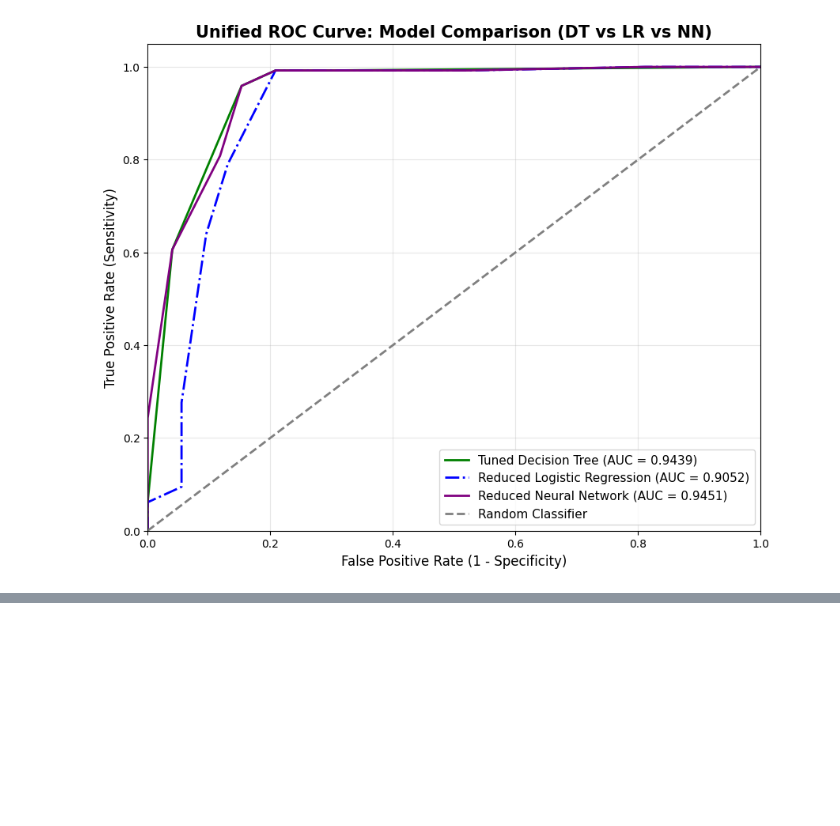
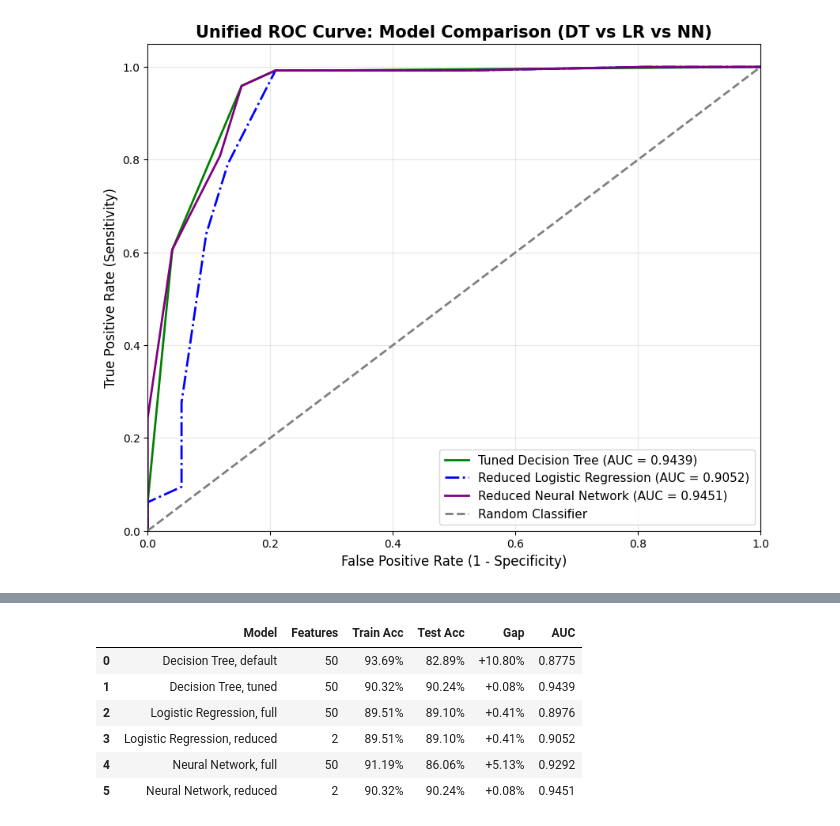
Before and after one commit to tritinvo18/IFN580-ML-assignment1, a Jupyter notebook: assignment_1_complete.ipynb, the cells around one changed output, grey strips where cells are left out. Cells and saved outputs as stored; diff of their text form; code cells hidden in the pictures; blank space fills up the shorter version.

```diff
--- a/assignment_1_complete.ipynb
+++ b/assignment_1_complete.ipynb
@@ -952,0 +1002,26 @@ plt.show()
+# %%
+# Summary table
+summary = pd.DataFrame([
+    {'Model': 'Decision Tree, default',       'Features': X_train.shape[1],           'Train Acc': accuracy_score(y_train, dt.predict(X_train)),                         'Test Acc': accuracy_score(y_test, dt.predict(X_test)),                        'AUC': auc_dt_default},
+    {'Model': 'Decision Tree, tuned',         'Features': X_train.shape[1],           'Train Acc': accuracy_score(y_train, best_dt.predict(X_train)),                    'Test Acc': accuracy_score(y_test, best_dt.predict(X_test)),                   'AUC': auc_dt_tuned},
+    {'Model': 'Logistic Regression, full',    'Features': X_train_scaled.shape[1],    'Train Acc': accuracy_score(y_train, best_lr_full.predict(X_train_scaled)),        'Test Acc': accuracy_score(y_test, best_lr_full.predict(X_test_scaled)),       'AUC': auc_lr_full},
+    {'Model': 'Logistic Regression, reduced', 'Features': X_train_reduced.shape[1],   'Train Acc': accuracy_score(y_train, best_lr_reduced.predict(X_train_reduced)),    'Test Acc': accuracy_score(y_test, best_lr_reduced.predict(X_test_reduced)),   'AUC': auc_lr_reduced},
+    {'Model': 'Neural Network, full',         'Features': X_train_nn.shape[1],        'Train Acc': accuracy_score(y_train, best_nn.predict(X_train_nn)),                 'Test Acc': accuracy_score(y_test, best_nn.predict(X_test_nn)),                'AUC': auc_nn_full},
+    {'Model': 'Neural Network, reduced',      'Features': X_train_reduced_nn.shape[1],'Train Acc': accuracy_score(y_train, best_nn_reduced.predict(X_train_reduced_nn)), 'Test Acc': accuracy_score(y_test, best_nn_reduced.predict(X_test_reduced_nn)),'AUC': auc_nn_reduced},
+])
+summary['Gap'] = summary['Train Acc'] - summary['Test Acc']
+summary = summary[['Model', 'Features', 'Train Acc', 'Test Acc', 'Gap', 'AUC']]
+
+display = summary.copy()
+for col in ['Train Acc', 'Test Acc', 'Gap']:
+    display[col] = display[col].map(lambda v, c=col: f'{v*100:+.2f}%' if c == 'Gap' else f'{v*100:.2f}%')
+display['AUC'] = display['AUC'].map(lambda v: f'{v:.4f}')
+display
+# %% [output]
+|  | Model | Features | Train Acc | Test Acc | Gap | AUC |
+| 0 | Decision Tree, default | 50 | 93.69% | 82.89% | +10.80% | 0.8775 |
+| 1 | Decision Tree, tuned | 50 | 90.32% | 90.24% | +0.08% | 0.9439 |
+| 2 | Logistic Regression, full | 50 | 89.51% | 89.10% | +0.41% | 0.8976 |
+| 3 | Logistic Regression, reduced | 2 | 89.51% | 89.10% | +0.41% | 0.9052 |
+| 4 | Neural Network, full | 50 | 91.19% | 86.06% | +5.13% | 0.9292 |
+| 5 | Neural Network, reduced | 2 | 90.32% | 90.24% | +0.08% | 0.9451 |
```
Also changed, not shown: parts of 12 cells of this notebook.
